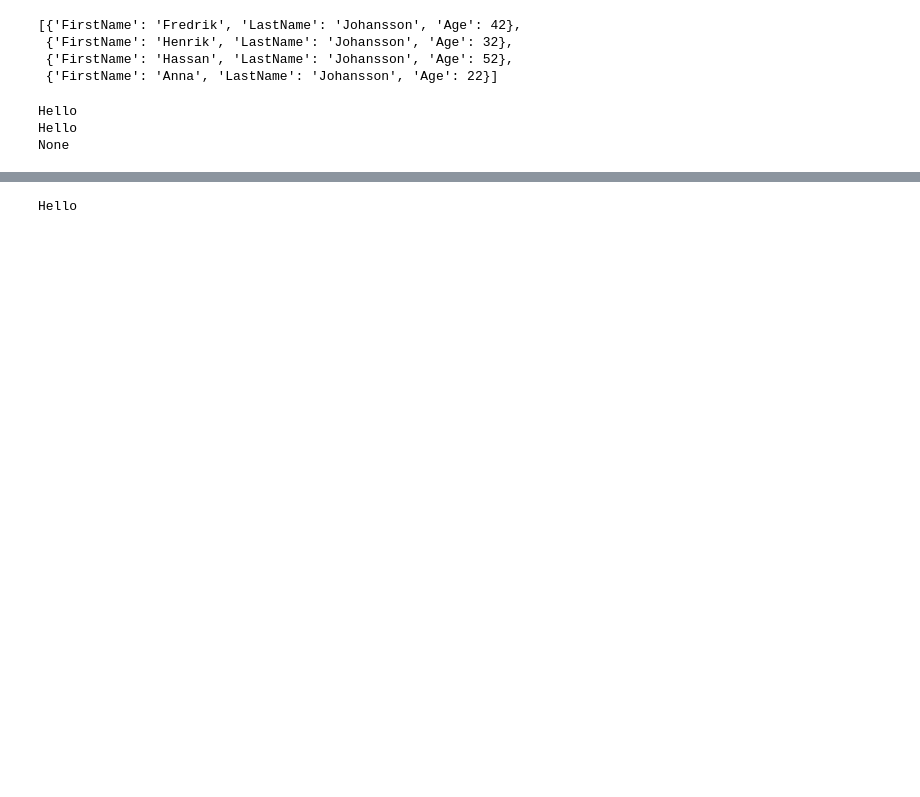
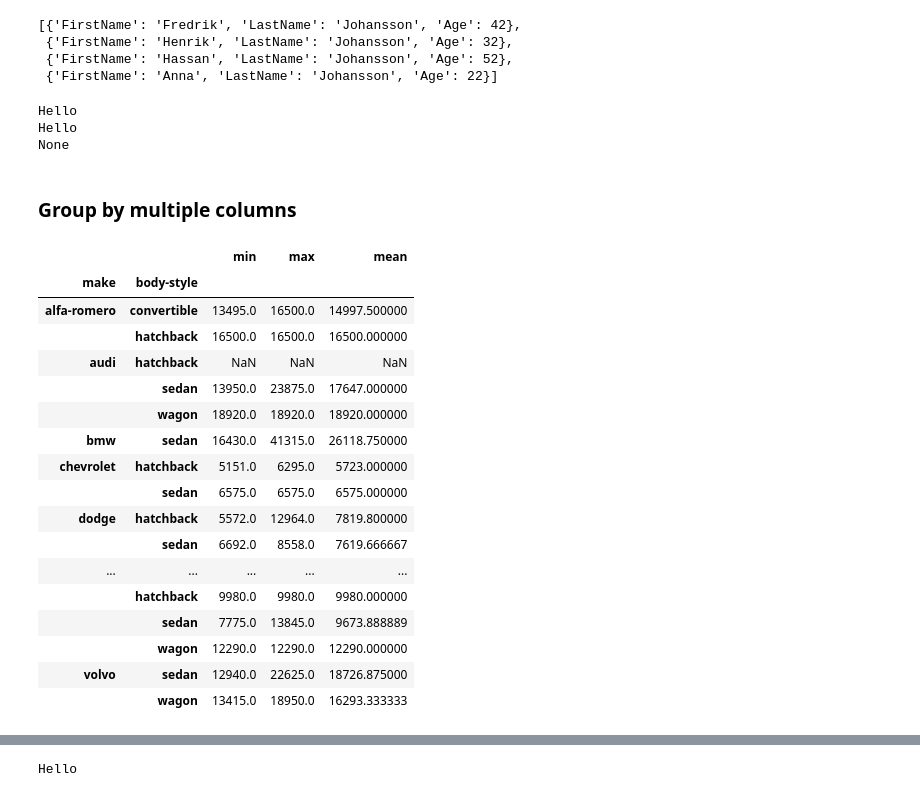
Before and after one commit to yomo001/databehandling-YOUNIS-MOUSSAVI, a Jupyter notebook: Code-Alongs/L011_Aggregations.ipynb, the cells around one changed output, grey strips where cells are left out. Saved outputs shown, nothing was run; the diff lists cells and outputs as text; code cells hidden in the pictures; blank space fills up the shorter version.

```diff
--- a/Code-Alongs/L011_Aggregations.ipynb
+++ b/Code-Alongs/L011_Aggregations.ipynb
@@ -442,3 +443,27 @@ print(otherfunc())
 Hello
 Hello
 None
+# %% [markdown]
+### Group by multiple columns
+# %%
+autos.groupby(["make", "body-style"])["price"].agg(["min", "max", "mean"])    # Grupperar alltså på flera kolumner. Alla rader med samma värden i alla kolumner grupperas ihop.
+# autos.groupby(["make", "body-style"])["price"].agg(["min", "max", "mean"]).loc["audi"]
+# %% [output]
+|  |  | min | max | mean |
+| make | body-style |  |  |  |
+| alfa-romero | convertible | 13495.0 | 16500.0 | 14997.500000 |
+|  | hatchback | 16500.0 | 16500.0 | 16500.000000 |
+| audi | hatchback | NaN | NaN | NaN |
+|  | sedan | 13950.0 | 23875.0 | 17647.000000 |
+|  | wagon | 18920.0 | 18920.0 | 18920.000000 |
+| bmw | sedan | 16430.0 | 41315.0 | 26118.750000 |
+| chevrolet | hatchback | 5151.0 | 6295.0 | 5723.000000 |
+|  | sedan | 6575.0 | 6575.0 | 6575.000000 |
+| dodge | hatchback | 5572.0 | 12964.0 | 7819.800000 |
+|  | sedan | 6692.0 | 8558.0 | 7619.666667 |
+| ... | ... | ... | ... | ... |
+|  | hatchback | 9980.0 | 9980.0 | 9980.000000 |
+|  | sedan | 7775.0 | 13845.0 | 9673.888889 |
+|  | wagon | 12290.0 | 12290.0 | 12290.000000 |
+| volvo | sedan | 12940.0 | 22625.0 | 18726.875000 |
+|  | wagon | 13415.0 | 18950.0 | 16293.333333 |
```
Also changed, not shown: parts of 10 cells of this notebook, 7 other files.
